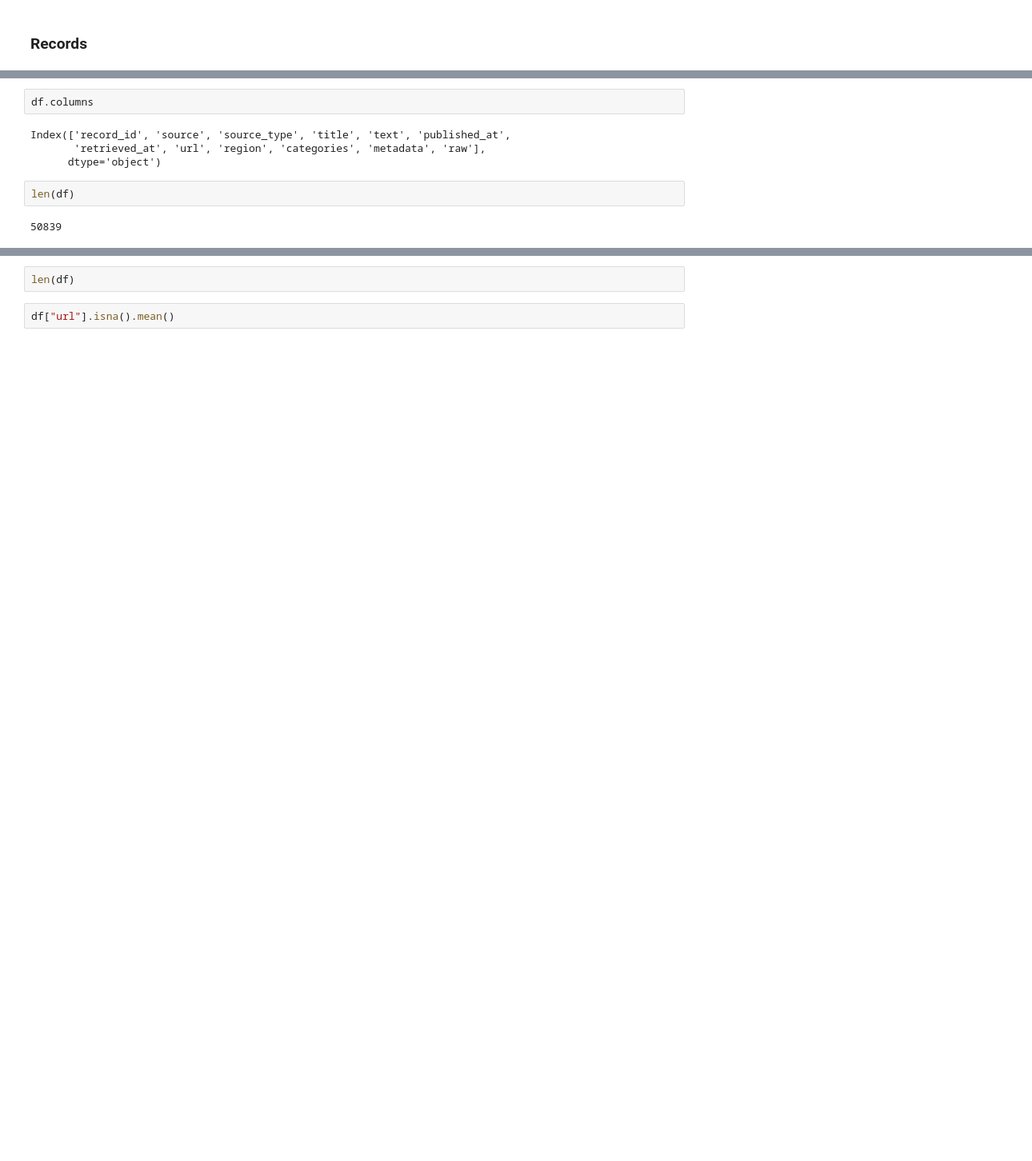
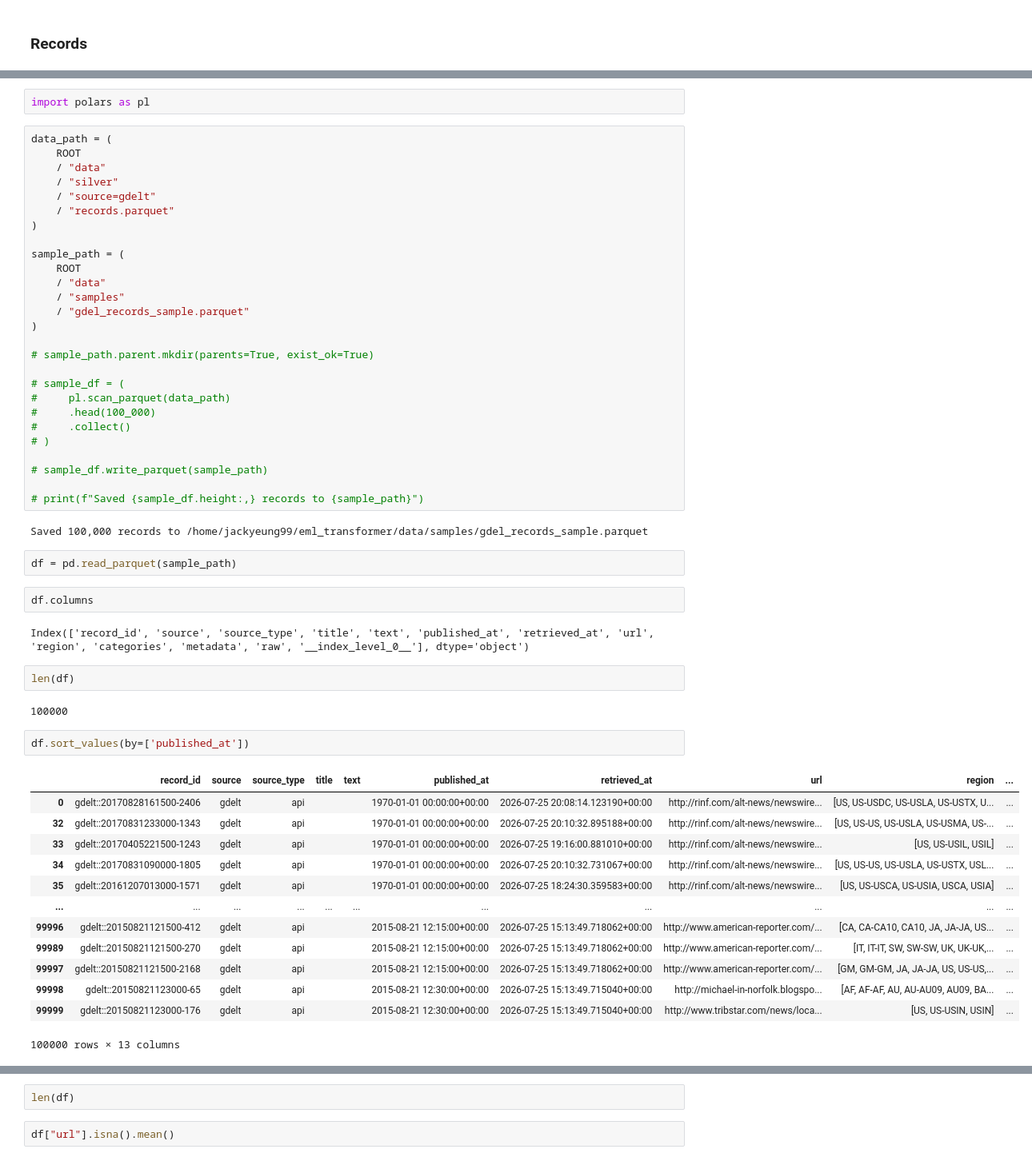
Before and after one commit to jackyeung99/eml_transformer, a Jupyter notebook: notebooks/data_inspection.ipynb, the cells around one changed output, grey strips where cells are left out. Shown at 80% size. Cells and saved outputs as stored; diff of their text form; blank space fills up the shorter version.

Commit message:
MISC: data inspection

```diff
--- a/notebooks/data_inspection.ipynb
+++ b/notebooks/data_inspection.ipynb
@@ -42,11 +32,58 @@ df = pd.read_parquet(data_path)
+# %%
+import polars as pl
+# %%
+data_path = (
+    ROOT
+    / "data"
+    / "silver"
+    / "source=gdelt"
+    / "records.parquet"
+)
+
+sample_path = (
+    ROOT
+    / "data"
+    / "samples"
+    / "gdel_records_sample.parquet"
+)
+
+# sample_path.parent.mkdir(parents=True, exist_ok=True)
+
+# sample_df = (
+#     pl.scan_parquet(data_path)
+#     .head(100_000)
+#     .collect()
+# )
+
+# sample_df.write_parquet(sample_path)
+
+# print(f"Saved {sample_df.height:,} records to {sample_path}")
+# %% [output]
+Saved 100,000 records to /home/jackyeung99/eml_transformer/data/samples/gdel_records_sample.parquet
+# %%
+df = pd.read_parquet(sample_path)
 # %%
 df.columns
 # %% [output]
-Index(['record_id', 'source', 'source_type', 'title', 'text', 'published_at',
-       'retrieved_at', 'url', 'region', 'categories', 'metadata', 'raw'],
-      dtype='object')
+Index(['record_id', 'source', 'source_type', 'title', 'text', 'published_at', 'retrieved_at', 'url', 'region', 'categories', 'metadata', 'raw', '__index_level_0__'], dtype='object')
 # %%
 len(df)
 # %% [output]
-50839
+100000
+# %%
+df.sort_values(by=['published_at'])
+# %% [output]
+|  | record_id | source | source_type | title | text | published_at | retrieved_at | url | region | ... |
+| 0 | gdelt::20170828161500-2406 | gdelt | api |  |  | 1970-01-01 00:00:00+00:00 | 2026-07-25 20:08:14.123190+00:00 | http://rinf.com/alt-news/newswire... | [US, US-USDC, US-USLA, US-USTX, U... | ... |
+| 32 | gdelt::20170831233000-1343 | gdelt | api |  |  | 1970-01-01 00:00:00+00:00 | 2026-07-25 20:10:32.895188+00:00 | http://rinf.com/alt-news/newswire... | [US, US-US, US-USLA, US-USMA, US-... | ... |
+| 33 | gdelt::20170405221500-1243 | gdelt | api |  |  | 1970-01-01 00:00:00+00:00 | 2026-07-25 19:16:00.881010+00:00 | http://rinf.com/alt-news/newswire... | [US, US-USIL, USIL] | ... |
+| 34 | gdelt::20170831090000-1805 | gdelt | api |  |  | 1970-01-01 00:00:00+00:00 | 2026-07-25 20:10:32.731067+00:00 | http://rinf.com/alt-news/newswire... | [US, US-US, US-USLA, US-USTX, USL... | ... |
+| 35 | gdelt::20161207013000-1571 | gdelt | api |  |  | 1970-01-01 00:00:00+00:00 | 2026-07-25 18:24:30.359583+00:00 | http://rinf.com/alt-news/newswire... | [US, US-USCA, US-USIA, USCA, USIA] | ... |
+| ... | ... | ... | ... | ... | ... | ... | ... | ... | ... | ... |
+| 99996 | gdelt::20150821121500-412 | gdelt | api |  |  | 2015-08-21 12:15:00+00:00 | 2026-07-25 15:13:49.718062+00:00 | http://www.american-reporter.com/... | [CA, CA-CA10, CA10, JA, JA-JA, US... | ... |
+| 99989 | gdelt::20150821121500-270 | gdelt | api |  |  | 2015-08-21 12:15:00+00:00 | 2026-07-25 15:13:49.718062+00:00 | http://www.american-reporter.com/... | [IT, IT-IT, SW, SW-SW, UK, UK-UK,... | ... |
+| 99997 | gdelt::20150821121500-2168 | gdelt | api |  |  | 2015-08-21 12:15:00+00:00 | 2026-07-25 15:13:49.718062+00:00 | http://www.american-reporter.com/... | [GM, GM-GM, JA, JA-JA, US, US-US,... | ... |
+| 99998 | gdelt::20150821123000-65 | gdelt | api |  |  | 2015-08-21 12:30:00+00:00 | 2026-07-25 15:13:49.715040+00:00 | http://michael-in-norfolk.blogspo... | [AF, AF-AF, AU, AU-AU09, AU09, BA... | ... |
+| 99999 | gdelt::20150821123000-176 | gdelt | api |  |  | 2015-08-21 12:30:00+00:00 | 2026-07-25 15:13:49.715040+00:00 | http://www.tribstar.com/news/loca... | [US, US-USIN, USIN] | ... |
+100000 rows × 13 columns
 # %%
```
Also changed, not shown: parts of 12 cells of this notebook, 7 other files.
